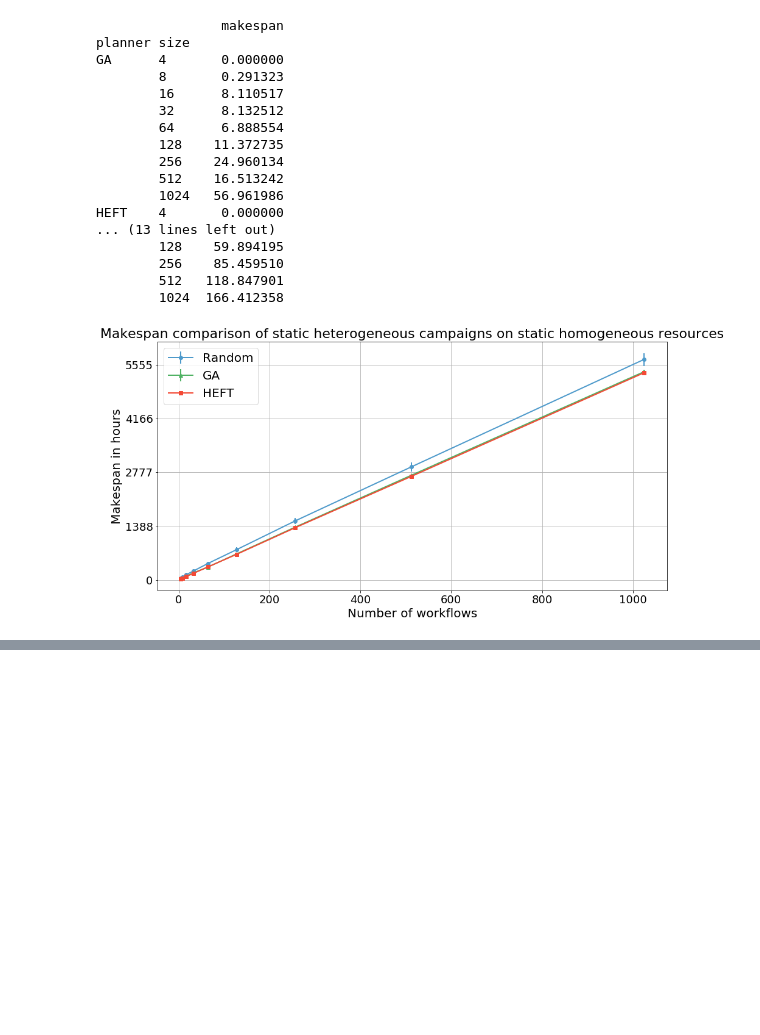
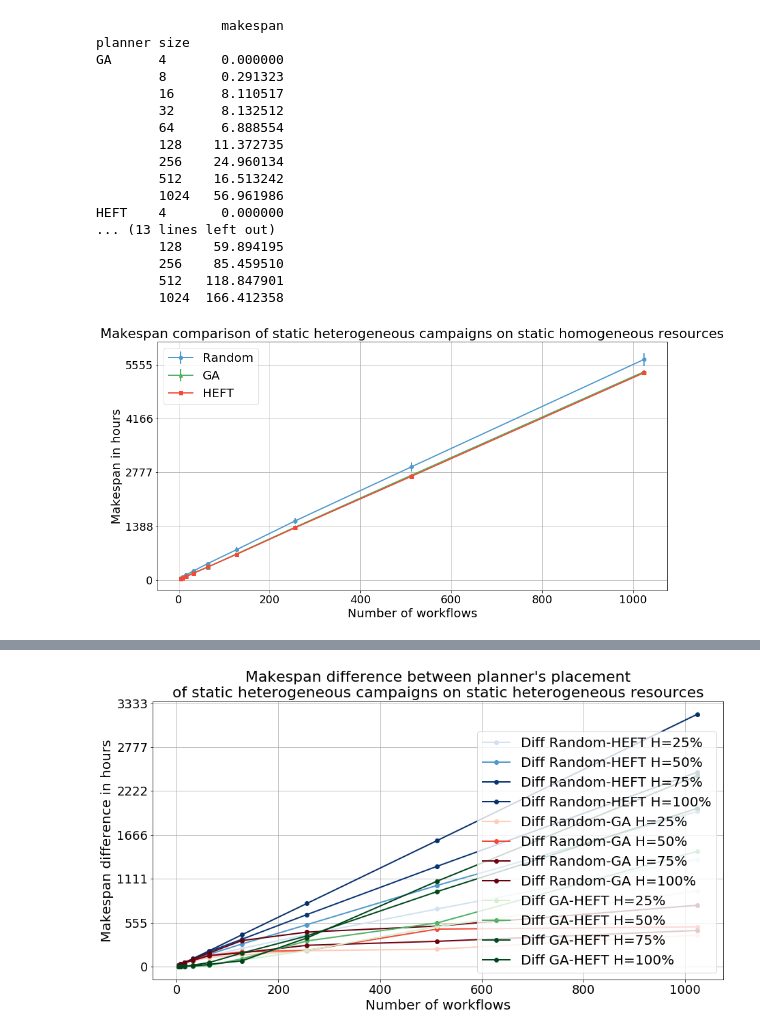
Before and after one commit to radical-project/campaign_manager, a Jupyter notebook: experiments/StaticResourcesExperiments.ipynb, the cells around one changed output, grey strips where cells are left out. Drawn from its saved outputs; the diff is of its cells as text; code cells hidden in the pictures; blank space fills up the shorter version.

```diff
--- a/experiments/StaticResourcesExperiments.ipynb
+++ b/experiments/StaticResourcesExperiments.ipynb
@@ -347,41 +370,43 @@ DiffStHeteroCamp_4St075HeteResHE = abs(StHeteroCampaigns_4St075HeteroResources_m
 DiffStHeteroCamp_4St100HeteResHE = abs(StHeteroCampaigns_4St100HeteroResources_makespan_means.xs('RANDOM').values - StHeteroCampaigns_4St100HeteroResources_makespan_means.xs('HEFT').values)
 
 DiffStHeteroCamp_4St025HeteResGA = abs(StHeteroCampaigns_4St025HeteroResources_makespan_means.xs('RANDOM').values - StHeteroCampaigns_4St025HeteroResources_makespan_means.xs('GA').values)
 DiffStHeteroCamp_4St050HeteResGA = abs(StHeteroCampaigns_4St050HeteroResources_makespan_means.xs('RANDOM').values - StHeteroCampaigns_4St050HeteroResources_makespan_means.xs('GA').values)
 DiffStHeteroCamp_4St075HeteResGA = abs(StHeteroCampaigns_4St075HeteroResources_makespan_means.xs('RANDOM').values - StHeteroCampaigns_4St075HeteroResources_makespan_means.xs('GA').values)
 DiffStHeteroCamp_4St100HeteResGA = abs(StHeteroCampaigns_4St100HeteroResources_makespan_means.xs('RANDOM').values - StHeteroCampaigns_4St100HeteroResources_makespan_means.xs('GA').values)
 
-DiffStHeteroCamp_4St025HeteResHEGA = abs(StHeteroCampaigns_4St025HeteroResources_makespan_means.xs('GA').values - StHeteroCampaigns_4St025HeteroResources_makespan_means.xs('HEFT').values)
-DiffStHeteroCamp_4St050HeteResHEGA = abs(StHeteroCampaigns_4St050HeteroResources_makespan_means.xs('GA').values - StHeteroCampaigns_4St050HeteroResources_makespan_means.xs('HEFT').values)
-DiffStHeteroCamp_4St075HeteResHEGA = abs(StHeteroCampaigns_4St075HeteroResources_makespan_means.xs('GA').values - StHeteroCampaigns_4St075HeteroResources_makespan_means.xs('HEFT').values)
-DiffStHeteroCamp_4St100HeteResHEGA = abs(StHeteroCampaigns_4St100HeteroResources_makespan_means.xs('GA').values - StHeteroCampaigns_4St100HeteroResources_makespan_means.xs('HEFT').values)
+DiffStHeteroCamp_4St025HeteResHEGA = (StHeteroCampaigns_4St025HeteroResources_makespan_means.xs('GA').values - StHeteroCampaigns_4St025HeteroResources_makespan_means.xs('HEFT').values)
+DiffStHeteroCamp_4St050HeteResHEGA = (StHeteroCampaigns_4St050HeteroResources_makespan_means.xs('GA').values - StHeteroCampaigns_4St050HeteroResources_makespan_means.xs('HEFT').values)
+DiffStHeteroCamp_4St075HeteResHEGA = (StHeteroCampaigns_4St075HeteroResources_makespan_means.xs('GA').values - StHeteroCampaigns_4St075HeteroResources_makespan_means.xs('HEFT').values)
+DiffStHeteroCamp_4St100HeteResHEGA = (StHeteroCampaigns_4St100HeteroResources_makespan_means.xs('GA').values - StHeteroCampaigns_4St100HeteroResources_makespan_means.xs('HEFT').values)
 
 
 fig,axis = plt.subplots(nrows=1,ncols=1,figsize=(15,7.5), sharex=True, sharey=True)
 fig.subplots_adjust(wspace=0.05, hspace=0.05)
 _ = axis.plot(StHeteroCampaigns_4St025HeteroResources_makespan_means.xs('RANDOM').index,DiffStHeteroCamp_4St025HeteResHE,marker='o',label='Diff Random-HEFT H=25%',linewidth=2, color=blues(50))
 _ = axis.plot(StHeteroCampaigns_4St050HeteroResources_makespan_means.xs('RANDOM').index,DiffStHeteroCamp_4St050HeteResHE,marker='o',label='Diff Random-HEFT H=50%',linewidth=2, color=blues(150))
 _ = axis.plot(StHeteroCampaigns_4St075HeteroResources_makespan_means.xs('RANDOM').index,DiffStHeteroCamp_4St075HeteResHE,marker='o',label='Diff Random-HEFT H=75%',linewidth=2, color=blues(250))
 _ = axis.plot(StHeteroCampaigns_4St100HeteroResources_makespan_means.xs('RANDOM').index,DiffStHeteroCamp_4St100HeteResHE,marker='o',label='Diff Random-HEFT H=100%',linewidth=2, color=blues(350))
 
 _ = axis.plot(StHeteroCampaigns_4St025HeteroResources_makespan_means.xs('RANDOM').index,DiffStHeteroCamp_4St025HeteResGA,marker='o',label='Diff Random-GA H=25%',linewidth=2, color=reds(50))
 _ = axis.plot(StHeteroCampaigns_4St050HeteroResources_makespan_means.xs('RANDOM').index,DiffStHeteroCamp_4St050HeteResGA,marker='o',label='Diff Random-GA H=50%',linewidth=2, color=reds(150))
 _ = axis.plot(StHeteroCampaigns_4St075HeteroResources_makespan_means.xs('RANDOM').index,DiffStHeteroCamp_4St075HeteResGA,marker='o',label='Diff Random-GA H=75%',linewidth=2, color=reds(250))
 _ = axis.plot(StHeteroCampaigns_4St100HeteroResources_makespan_means.xs('RANDOM').index,DiffStHeteroCamp_4St100HeteResGA,marker='o',label='Diff Random-GA H=100%',linewidth=2, color=reds(350))
 
-_ = axis.plot(StHeteroCampaigns_4St025HeteroResources_makespan_means.xs('RANDOM').index,DiffStHeteroCamp_4St025HeteResHEGA,marker='o',label='Diff HE-GA H=25%',linewidth=2, color=greens(50))
-_ = axis.plot(StHeteroCampaigns_4St050HeteroResources_makespan_means.xs('RANDOM').index,DiffStHeteroCamp_4St050HeteResHEGA,marker='o',label='Diff HE-GA H=50%',linewidth=2, color=greens(150))
-_ = axis.plot(StHeteroCampaigns_4St075HeteroResources_makespan_means.xs('RANDOM').index,DiffStHeteroCamp_4St075HeteResHEGA,marker='o',label='Diff HE-GA H=75%',linewidth=2, color=greens(250))
-_ = axis.plot(StHeteroCampaigns_4St100HeteroResources_makespan_means.xs('RANDOM').index,DiffStHeteroCamp_4St100HeteResHEGA,marker='o',label='Diff HE-GA H=100%',linewidth=2, color=greens(350))
+_ = axis.plot(StHeteroCampaigns_4St025HeteroResources_makespan_means.xs('RANDOM').index,DiffStHeteroCamp_4St025HeteResHEGA,marker='o',label='Diff GA-HEFT H=25%',linewidth=2, color=greens(50))
+_ = axis.plot(StHeteroCampaigns_4St050HeteroResources_makespan_means.xs('RANDOM').index,DiffStHeteroCamp_4St050HeteResHEGA,marker='o',label='Diff GA-HEFT H=50%',linewidth=2, color=greens(150))
+_ = axis.plot(StHeteroCampaigns_4St075HeteroResources_makespan_means.xs('RANDOM').index,DiffStHeteroCamp_4St075HeteResHEGA,marker='o',label='Diff GA-HEFT H=75%',linewidth=2, color=greens(250))
+_ = axis.plot(StHeteroCampaigns_4St100HeteroResources_makespan_means.xs('RANDOM').index,DiffStHeteroCamp_4St100HeteResHEGA,marker='o',label='Diff GA-HEFT H=100%',linewidth=2, color=greens(350))
 
 _ = axis.set_ylabel('Makespan difference in hours',fontsize=20)
 _ = axis.set_xlabel('Number of workflows',fontsize=20)
 _ = axis.set_xticklabels(axis.get_xticks().astype('int').tolist(),fontsize=18)
 _ = axis.set_yticklabels((axis.get_yticks()/3600).astype('int').tolist(),fontsize=18)
 _ = axis.grid('on')
 _ = axis.legend()
 _ = axis.legend(fontsize=20)
 _ = axis.set_title("Makespan difference between planner's placement\nof static heterogeneous campaigns on static heterogeneous resources", fontsize=22)
+# %% [output]
+[figure, added]
 # %%
 fig,axis = plt.subplots(nrows=2,ncols=2,figsize=(31,16), sharex=True, sharey=True)
 fig.subplots_adjust(wspace=0.05, hspace=0.05)
```
Also changed, not shown: parts of 8 cells of this notebook.
